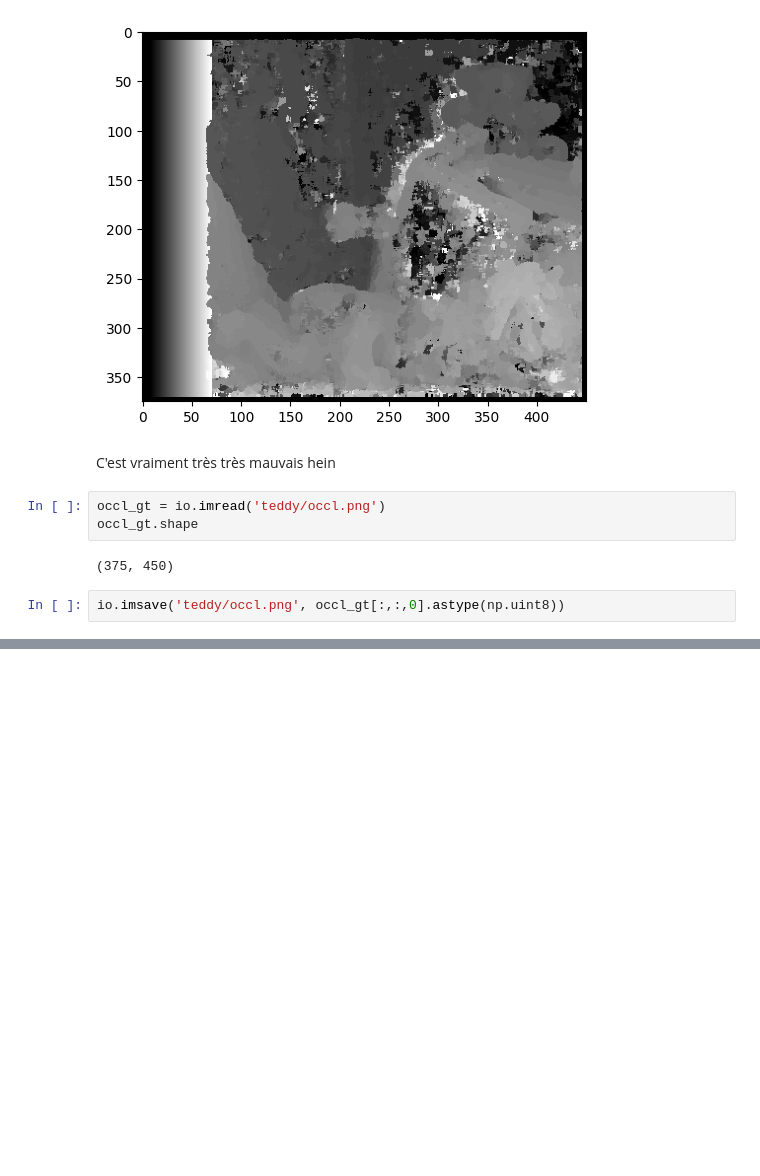
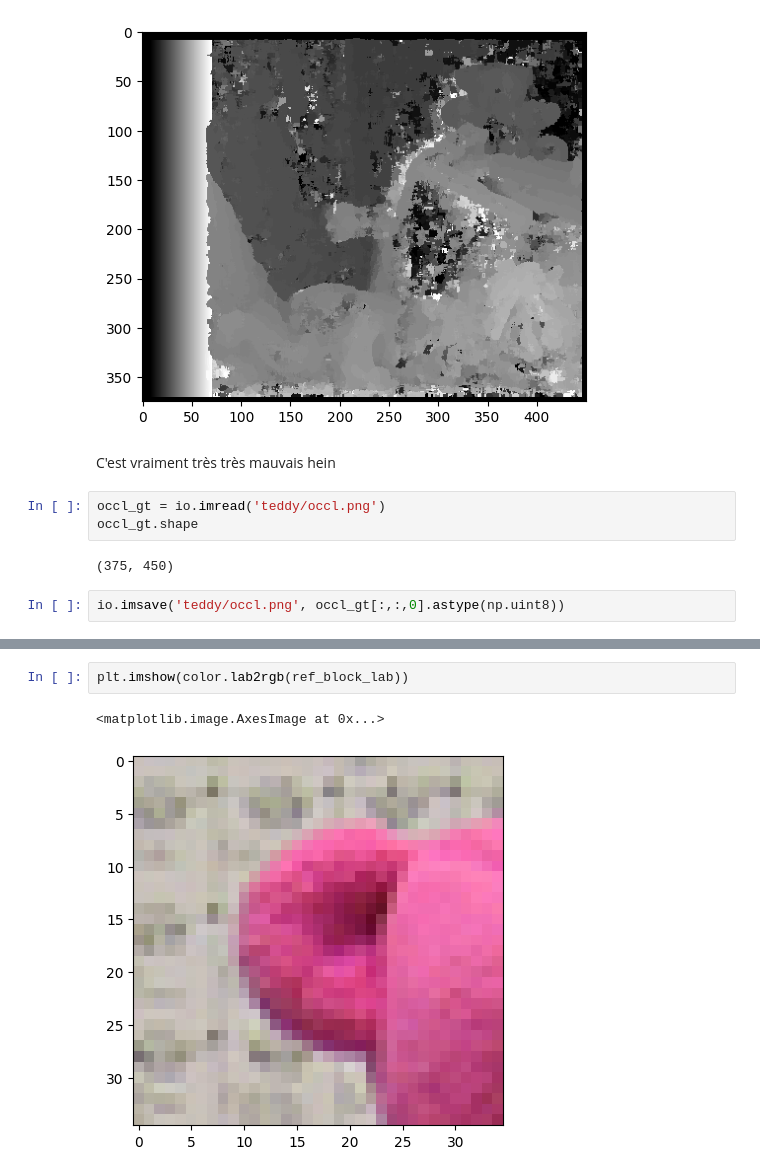
Before and after one commit to pierreadorni/depth-estimation, a Jupyter notebook: noml/tests.ipynb, the cells around one changed output, grey strips where cells are left out. Cells and saved outputs as stored; diff of their text form; blank space fills up the shorter version.

```diff
--- a/noml/tests.ipynb
+++ b/noml/tests.ipynb
@@ -154,0 +192,5 @@ io.imsave('teddy/occl.png', occl_gt[:,:,0].astype(np.uint8))
+# %%
+plt.imshow(color.lab2rgb(ref_block_lab))
+# %% [output]
+<matplotlib.image.AxesImage at 0x...>
+[figure, added]
```
Also changed, not shown: parts of 18 cells of this notebook, 14 other files.
